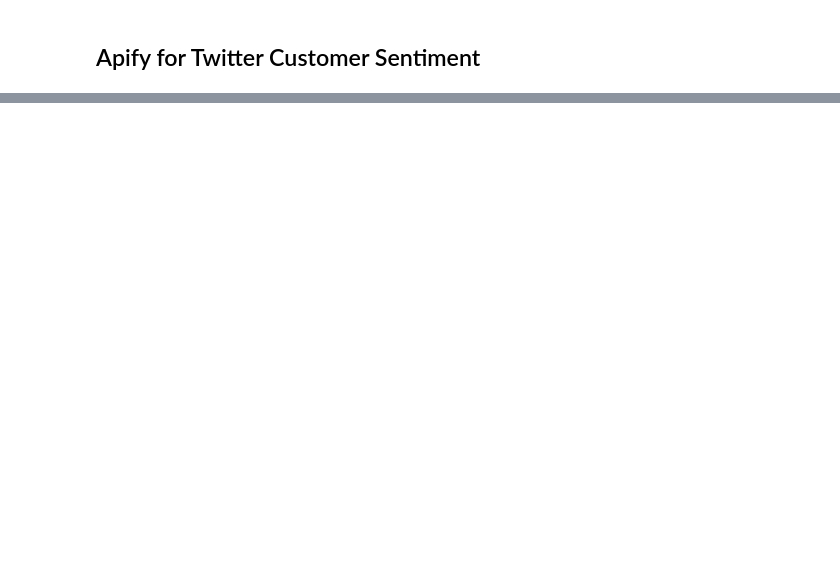
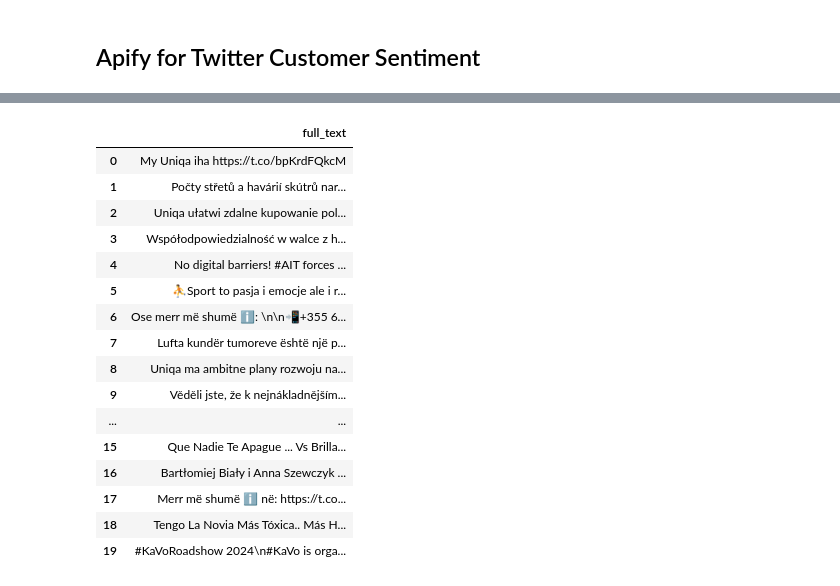
Before and after one commit to corinne167225/Capstone_UNIQA, a Jupyter notebook: UNIQA Twitter.ipynb, the cells around one changed output, grey strips where cells are left out. Cells and saved outputs as stored; diff of their text form; code cells hidden in the pictures; blank space fills up the shorter version.

```diff
--- a/UNIQA Twitter.ipynb
+++ b/UNIQA Twitter.ipynb
@@ -36,0 +65,25 @@ twitter_latest_uniqa
+# %%
+#want to see full text without ellipsis (...)
+pd.set_option('display.max_colwidth', None)
+
+#top_comments
+top_comments = pd.DataFrame(twitter_top_uniqa['full_text'])
+top_comments
+# %% [output]
+|  | full_text |
+| 0 | My Uniqa iha https://t.co/bpKrdFQkcM |
+| 1 | Počty střetů a havárií skútrů nar... |
+| 2 | Uniqa ułatwi zdalne kupowanie pol... |
+| 3 | Współodpowiedzialność w walce z h... |
+| 4 | No digital barriers! #AIT forces ... |
+| 5 | ⛹️Sport to pasja i emocje ale i r... |
+| 6 | Ose merr më shumë ℹ️: \n\n📲+355 6... |
+| 7 | Lufta kundër tumoreve është një p... |
+| 8 | Uniqa ma ambitne plany rozwoju na... |
+| 9 | Věděli jste, že k nejnákladnějším... |
+| ... | ... |
+| 15 | Que Nadie Te Apague ... Vs Brilla... |
+| 16 | Bartłomiej Biały i Anna Szewczyk ... |
+| 17 | Merr më shumë ℹ️ në: https://t.co... |
+| 18 | Tengo La Novia Más Tóxica.. Más H... |
+| 19 | #KaVoRoadshow 2024\n#KaVo is orga... |
```
Also changed, not shown: parts of 7 cells of this notebook.
